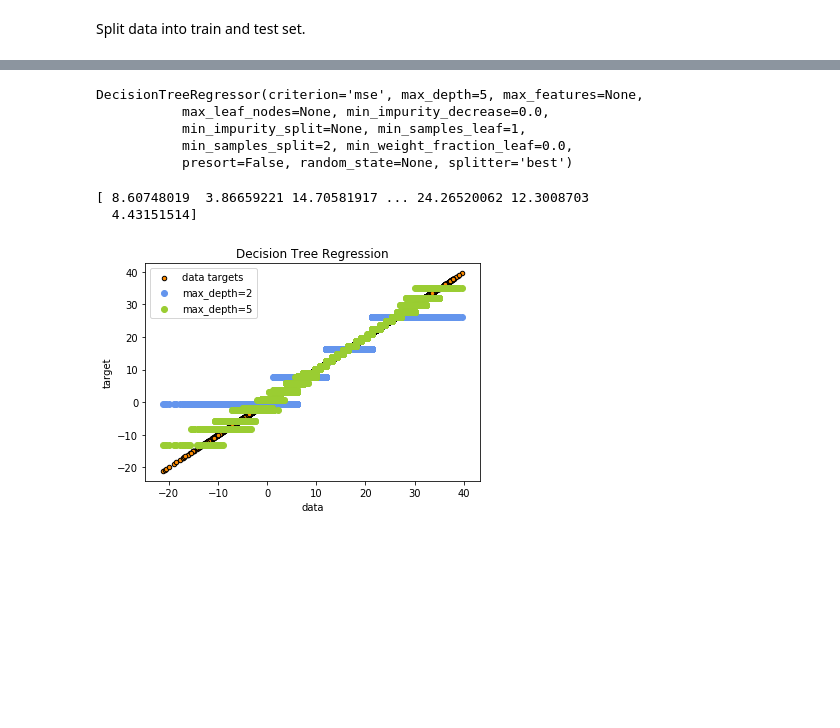
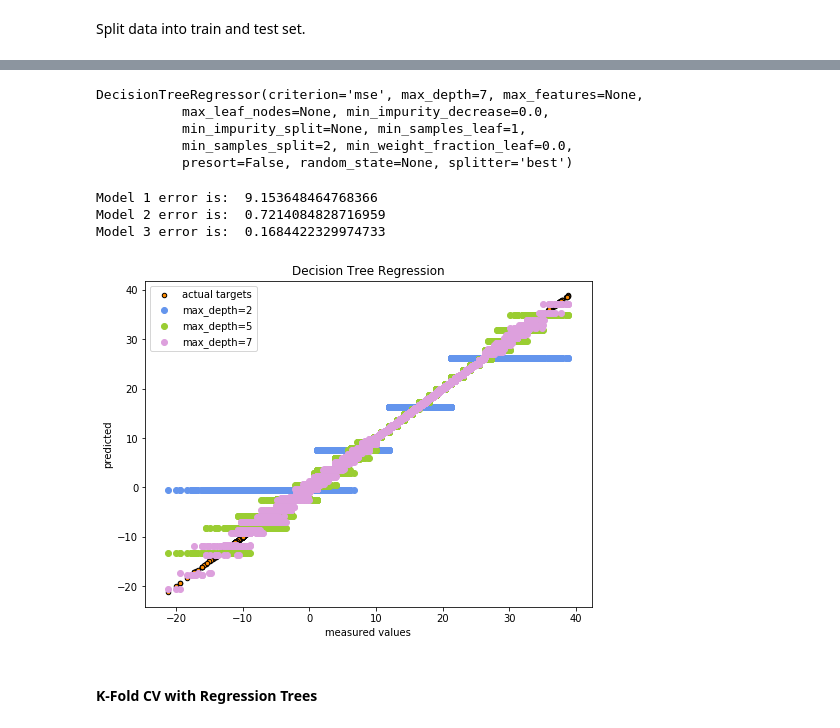
Before and after one commit to safashaikh/MLFinalProj, a Jupyter notebook: Forecasting Temperature.ipynb, the cells around one changed output, grey strips where cells are left out. Saved outputs shown, nothing was run; the diff lists cells and outputs as text; code cells hidden in the pictures; blank space fills up the shorter version.

Commit message:
added regression trees and classification trees

```diff
--- a/Forecasting Temperature.ipynb
+++ b/Forecasting Temperature.ipynb
@@ -238,35 +230,45 @@ DecisionTreeRegressor(criterion='mse', max_depth=5, max_features=None,
 # Fit regression model
 regr_1 = DecisionTreeRegressor(max_depth=2)
 regr_2 = DecisionTreeRegressor(max_depth=5)
+regr_3 = DecisionTreeRegressor(max_depth=7)
 regr_1.fit(X_train, y_train)
 regr_2.fit(X_train, y_train)
+regr_3.fit(X_train, y_train)
 # %% [output]
-DecisionTreeRegressor(criterion='mse', max_depth=5, max_features=None,
+DecisionTreeRegressor(criterion='mse', max_depth=7, max_features=None,
            max_leaf_nodes=None, min_impurity_decrease=0.0,
            min_impurity_split=None, min_samples_leaf=1,
            min_samples_split=2, min_weight_fraction_leaf=0.0,
            presort=False, random_state=None, splitter='best')
-# %%
-# Predict
-y_1 = regr_1.predict(X_test)
-y_2 = regr_2.predict(X_test)
-print(y2)
-# %% [output]
-[ 8.60748019  3.86659221 14.70581917 ... 24.26520062 12.3008703
-  4.43151514]
+# %%
+# Predict
+y_1 = regr_1.predict(X_test)
+y_2 = regr_2.predict(X_test)
+y_3 = regr_3.predict(X_test)
+error1 = LA.norm(y_test-y_1)**2/y_test.shape[0]
+error2 = LA.norm(y_test-y_2)**2/y_test.shape[0]
+error3 = LA.norm(y_test-y_3)**2/y_test.shape[0]
+print("Model 1 error is: ", error1)
+print("Model 2 error is: ", error2)
+print("Model 3 error is: ", error3)
+# %% [output]
+Model 1 error is:  9.153648464768366
+Model 2 error is:  0.7214084828716959
+Model 3 error is:  0.1684422329974733
 # %%
 # Plot the results
-plt.figure()
-plt.scatter(y_test, y_test, s=20, edgecolor="black",
-            c="darkorange", label="data targets")
-plt.scatter(y_test, y_1, color="cornflowerblue",
-         label="max_depth=2")
+plt.figure(figsize=(8,6))
+plt.scatter(y_test, y_test, s=20, edgecolor="black", c="darkorange", label="actual targets")
+plt.scatter(y_test, y_1, color="cornflowerblue",label="max_depth=2")
 plt.scatter(y_test, y_2, color="yellowgreen", label="max_depth=5")
+plt.scatter(y_test, y_3, color="plum",label="max_depth=7")
 #plt.plot(y_test,y_test,c='g',label='actual')
-plt.xlabel("data")
-plt.ylabel("target")
+plt.xlabel("measured values")
+plt.ylabel("predicted")
 plt.title("Decision Tree Regression")
 plt.legend()
 plt.show()
 # %% [output]
-[figure, old version]
+[figure, new version]
+# %% [markdown]
+#### K-Fold CV with Regression Trees
```
Also changed, not shown: parts of 7 cells of this notebook, 1 other file.
